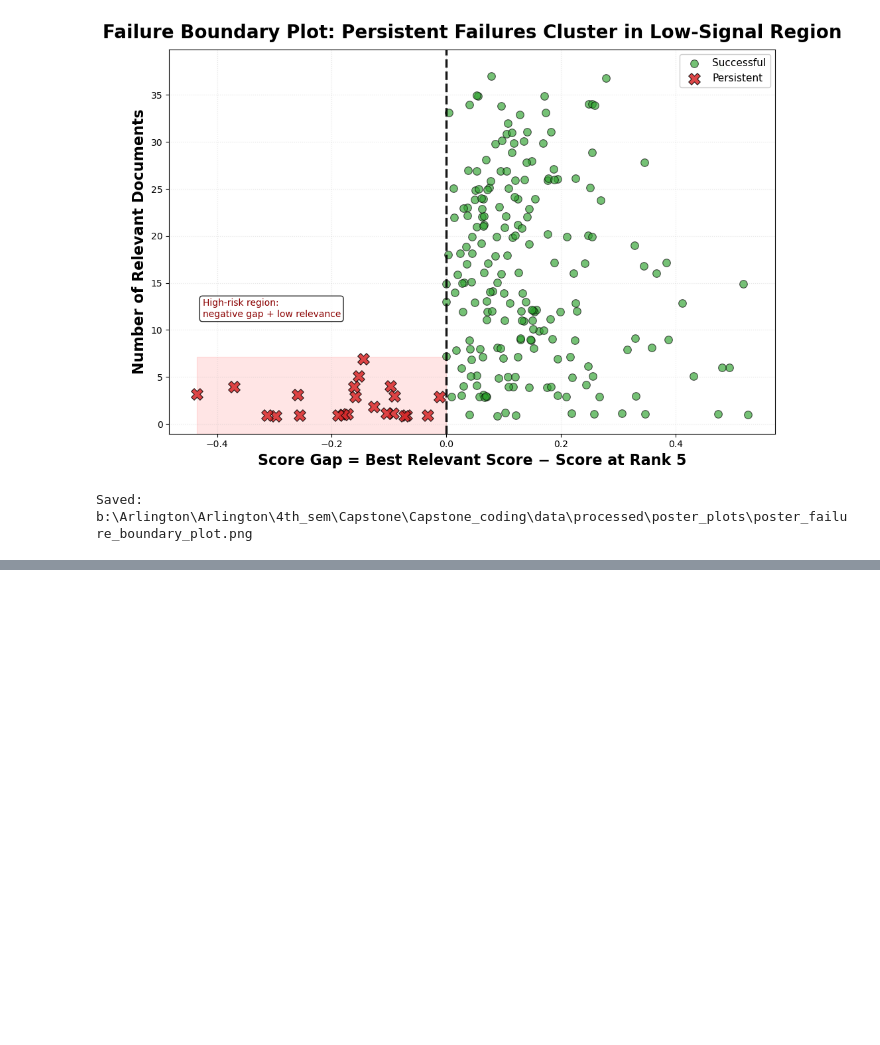
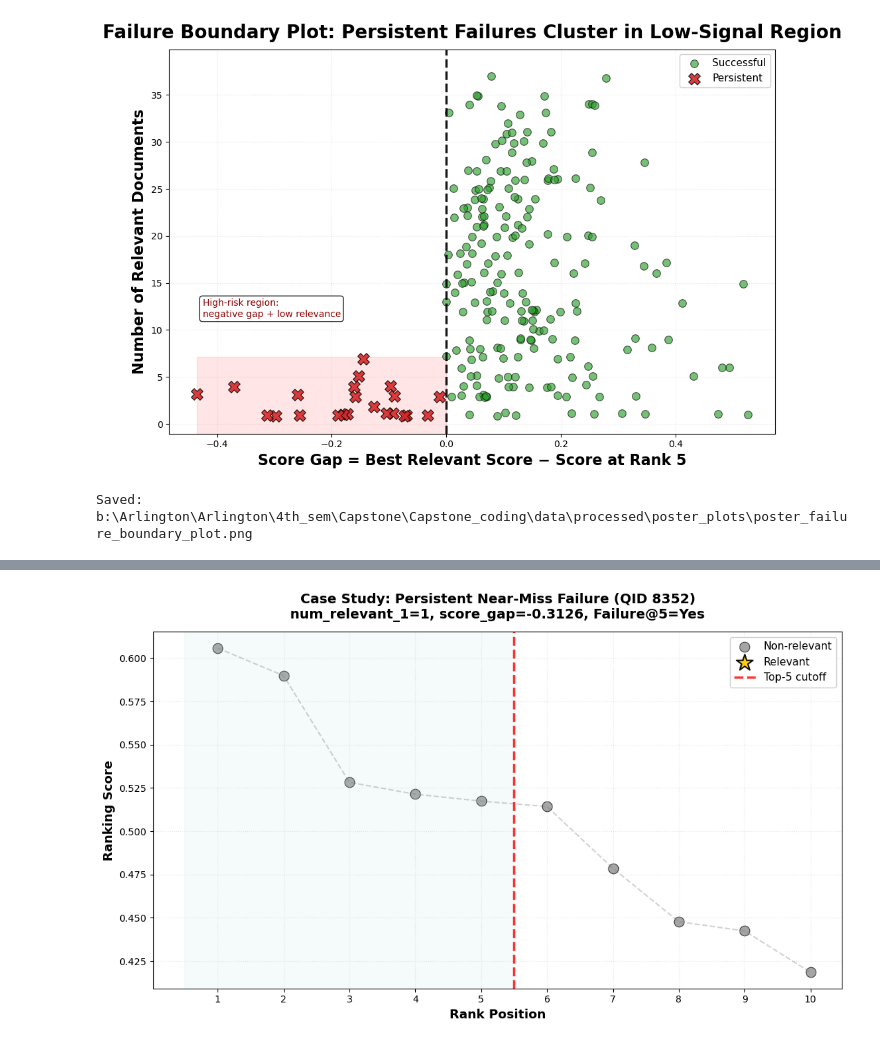
Before and after one commit to KushalMarahatta/Capstone_coding, a Jupyter notebook: notebooks/Poster_plots.ipynb, the cells around one changed output, grey strips where cells are left out. Cells and saved outputs as stored; diff of their text form; code cells hidden in the pictures; blank space fills up the shorter version.

```diff
--- a/notebooks/Poster_plots.ipynb
+++ b/notebooks/Poster_plots.ipynb
@@ -692,0 +883,97 @@ Saved: b:\Arlington\Arlington\4th_sem\Capstone\Capstone_coding\data\processed\po
+# %%
+# Poster Plot 4: Case Study Plot
+import pandas as pd
+import numpy as np
+import matplotlib.pyplot as plt
+from pathlib import Path
+
+PROJECT_ROOT = Path.cwd().parent
+PHASE11_OUTPUT = PROJECT_ROOT / 'data' / 'processed' / 'phase11_case_studies'
+POSTER_OUTPUT = PROJECT_ROOT / 'data' / 'processed' / 'poster_plots'
+POSTER_OUTPUT.mkdir(parents=True, exist_ok=True)
+
+summary_df = pd.read_csv(PHASE11_OUTPUT / 'phase11_case_study_queries.csv')
+rankings_df = pd.read_csv(PHASE11_OUTPUT / 'phase11_case_study_rankings.csv')
+
+# pick the most negative score gap case
+best_qid = summary_df.sort_values('score_gap').iloc[0]['qid']
+q_summary = summary_df[summary_df['qid'] == best_qid].iloc[0]
+q_rankings = rankings_df[rankings_df['qid'] == best_qid].sort_values('rank').copy()
+
+fig, ax = plt.subplots(figsize=(11, 6.5))
+
+# light connecting line
+ax.plot(
+    q_rankings['rank'],
+    q_rankings['score'],
+    linestyle='--',
+    linewidth=1.5,
+    alpha=0.35,
+    color='gray'
+)
+
+# non-relevant
+non_rel = q_rankings[q_rankings['relevant'] == 0]
+ax.scatter(
+    non_rel['rank'],
+    non_rel['score'],
+    s=110,
+    alpha=0.70,
+    color='#7f7f7f',
+    edgecolors='black',
+    linewidths=0.8,
+    label='Non-relevant'
+)
+
+# relevant
+rel = q_rankings[q_rankings['relevant'] == 1]
+ax.scatter(
+    rel['rank'],
+    rel['score'],
+    s=320,
+    alpha=0.95,
+    color='#ffcc00',
+    marker='*',
+    edgecolors='black',
+    linewidths=1.5,
+    label='Relevant'
+)
+
+# top-5 region shading
+ax.axvspan(0.5, 5.5, color='lightblue', alpha=0.12)
+ax.axvline(5.5, color='red', linestyle='--', linewidth=2.5, alpha=0.8, label='Top-5 cutoff')
+
+# annotate relevant docs
+for _, row in rel.iterrows():
+    ax.annotate(
+        f"Relevant\n(rank {int(row['rank'])})",
+        (row['rank'], row['score']),
+        textcoords='offset points',
+        xytext=(10, 10),
+        fontsize=10,
+        fontweight='bold',
+        bbox=dict(boxstyle='round,pad=0.25', facecolor='yellow', alpha=0.75),
+        arrowprops=dict(arrowstyle='->', lw=1.2)
+    )
+
+ax.set_xlabel('Rank Position', fontsize=13, fontweight='bold')
+ax.set_ylabel('Ranking Score', fontsize=13, fontweight='bold')
+ax.set_xticks(range(1, 11))
+ax.grid(alpha=0.3, linestyle=':')
+
+title = (
+    f'Case Study: Persistent Near-Miss Failure (QID {int(best_qid)})\n'
+    f'num_relevant_1={int(q_summary["num_relevant_1"])}, '
+    f'score_gap={q_summary["score_gap"]:.4f}, '
+    f'Failure@5={q_summary["failure_at_5"]}'
+)
+ax.set_title(title, fontsize=14, fontweight='bold', pad=14)
+ax.legend(fontsize=11, loc='upper right', framealpha=0.95)
+
+plt.tight_layout()
+plt.savefig(POSTER_OUTPUT / f'poster_case_study_qid_{int(best_qid)}.png', dpi=180, bbox_inches='tight')
+plt.show()
+
+print("Saved:", POSTER_OUTPUT / f'poster_case_study_qid_{int(best_qid)}.png')
+# %% [output]
+[figure, added]
```
Also changed, not shown: parts of 5 cells of this notebook.
